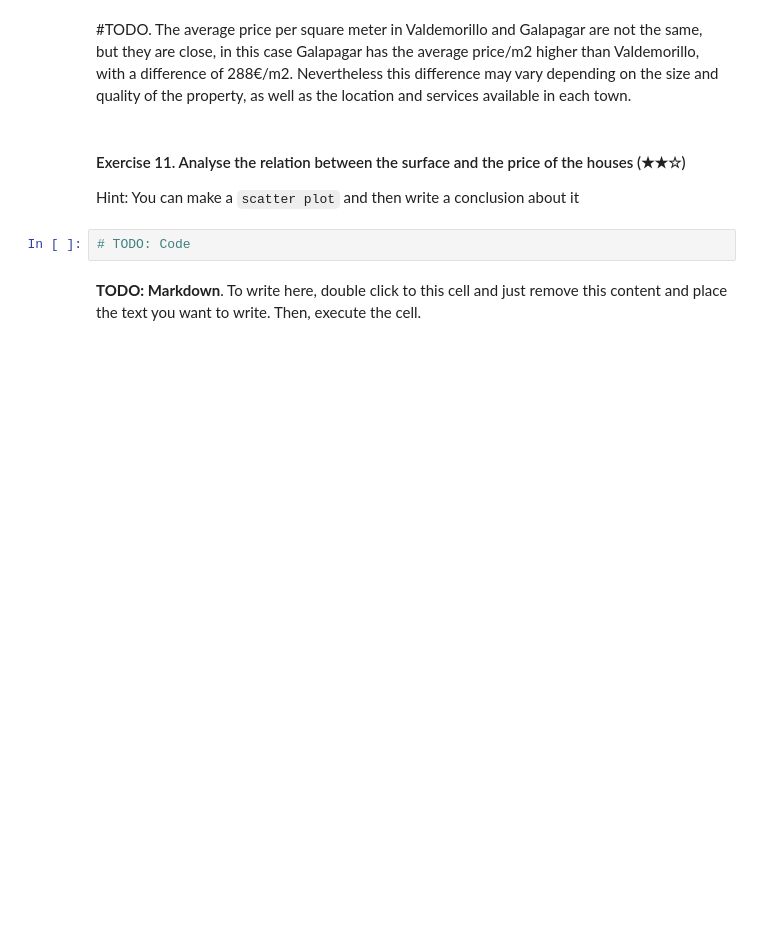
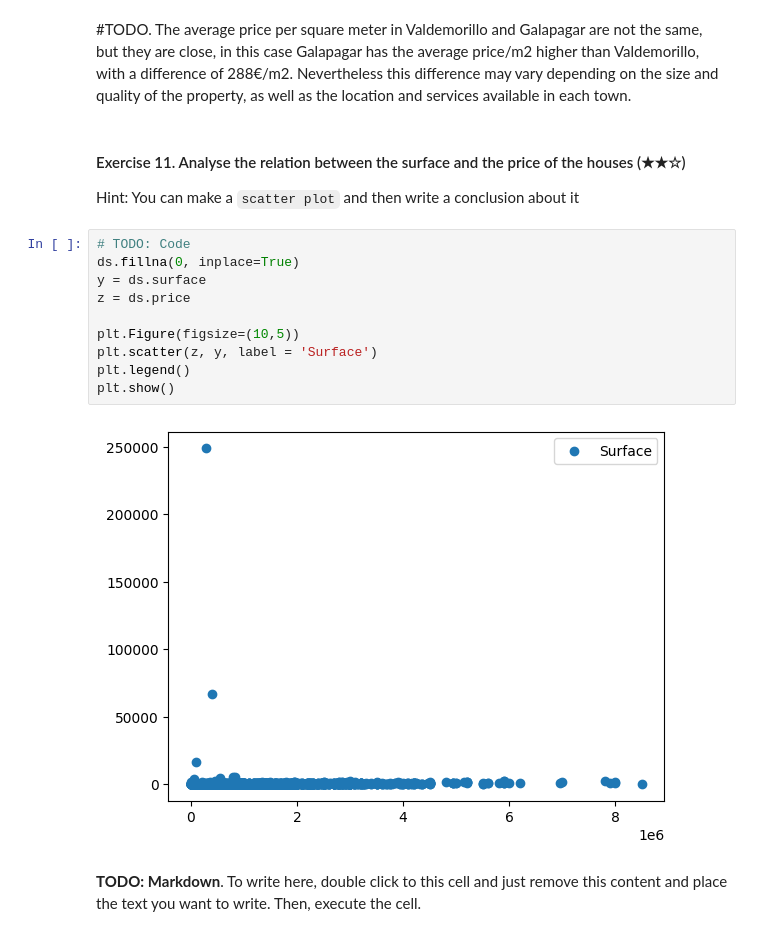
Before and after one commit to Elisag28/Real_estate_datacleanup, a Jupyter notebook: project.ipynb, the cells around one changed output. Drawn from its saved outputs; the diff is of its cells as text; blank space fills up the shorter version.

```diff
--- a/project.ipynb
+++ b/project.ipynb
@@ -203,6 +203,16 @@ The average price per square meter in Galapagar is: 1605€
 Hint: You can make a `scatter plot` and then write a conclusion about it
 # %%
 # TODO: Code
+ds.fillna(0, inplace=True)
+y = ds.surface
+z = ds.price
+
+plt.Figure(figsize=(10,5))
+plt.scatter(z, y, label = 'Surface')
+plt.legend()
+plt.show()
+# %% [output]
+[figure, added]
 # %% [markdown]
 **TODO: Markdown**. To write here, double click to this cell and just remove this content and place the text you want to write. Then, execute the cell.
 # %% [markdown]
```
Also changed, not shown: parts of 9 cells of this notebook.
